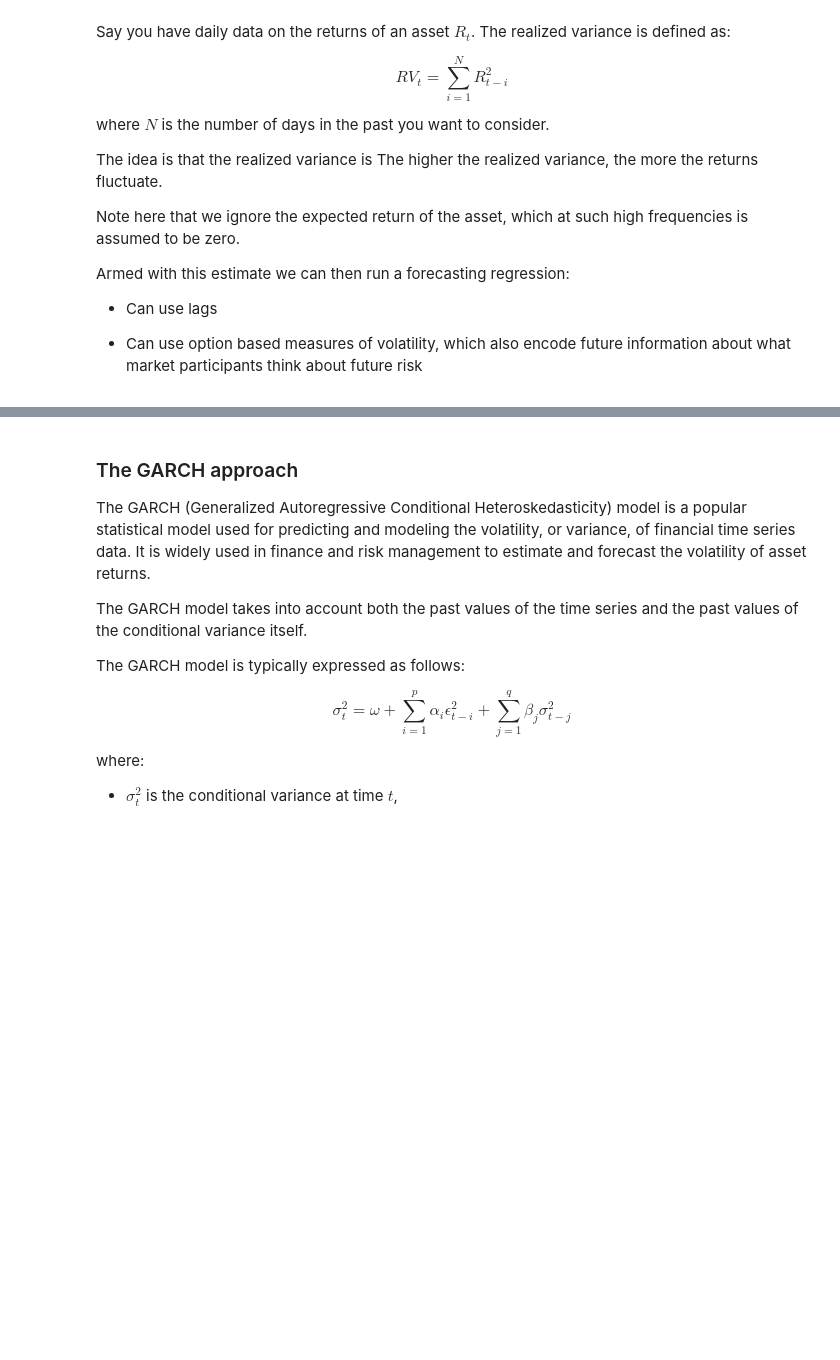
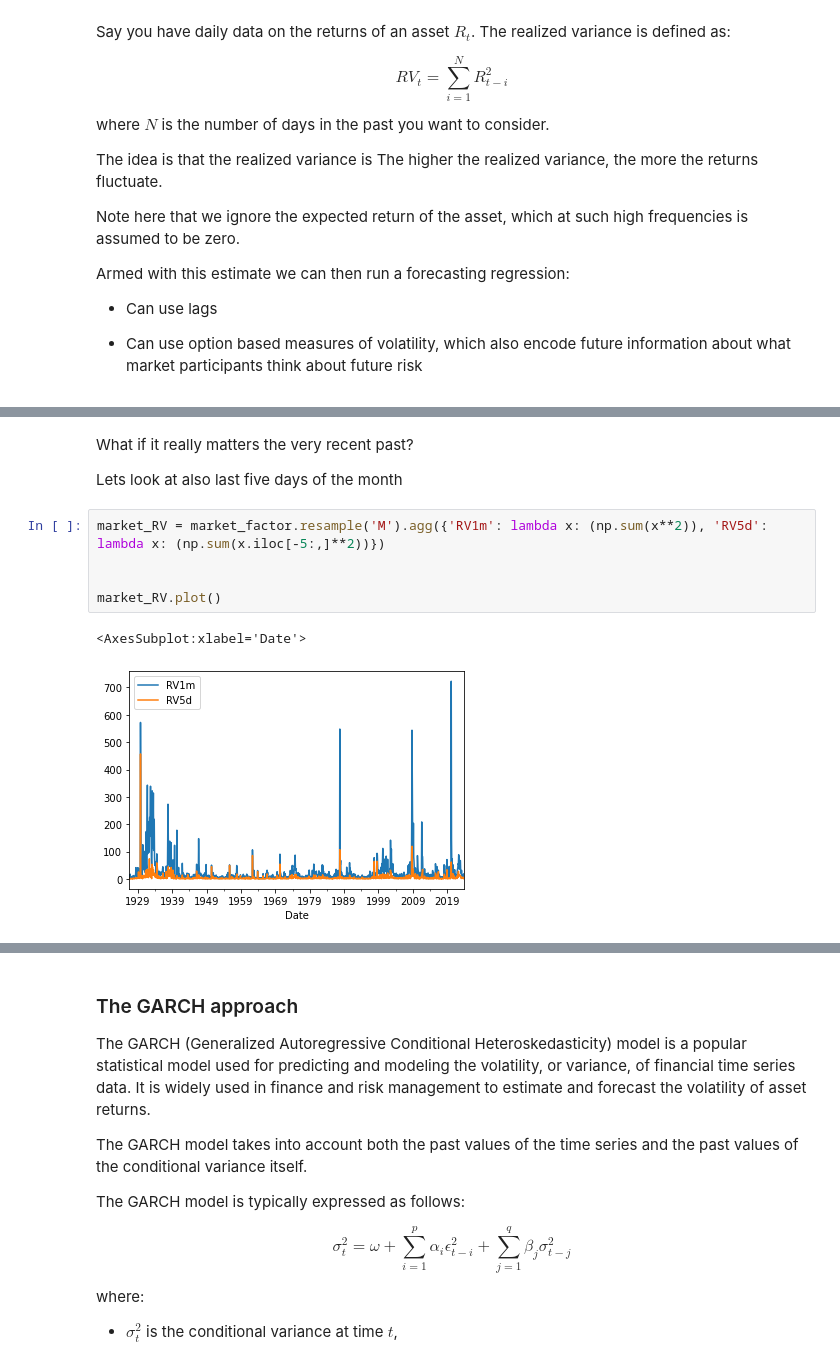
Before and after one commit to jdp9675/UG54, a Jupyter notebook: _sources/chapters/Finance/RiskManagement.ipynb, the cells around one changed output, grey strips where cells are left out. Drawn from its saved outputs; the diff is of its cells as text; blank space fills up the shorter version.

```diff
--- a/_sources/chapters/Finance/RiskManagement.ipynb
+++ b/_sources/chapters/Finance/RiskManagement.ipynb
@@ -70,0 +198,12 @@ Armed with this estimate we can then run a forecasting regression:
+# %% [markdown]
+What if it really matters the very recent past?
+
+Lets look at also last five days of the month
+# %%
+market_RV = market_factor.resample('M').agg({'RV1m': lambda x: (np.sum(x**2)), 'RV5d': lambda x: (np.sum(x.iloc[-5:,]**2))})
+
+
+market_RV.plot()
+# %% [output]
+<AxesSubplot:xlabel='Date'>
+[figure, added]
```
Also changed, not shown: parts of 31 cells of this notebook, 9 other files.
